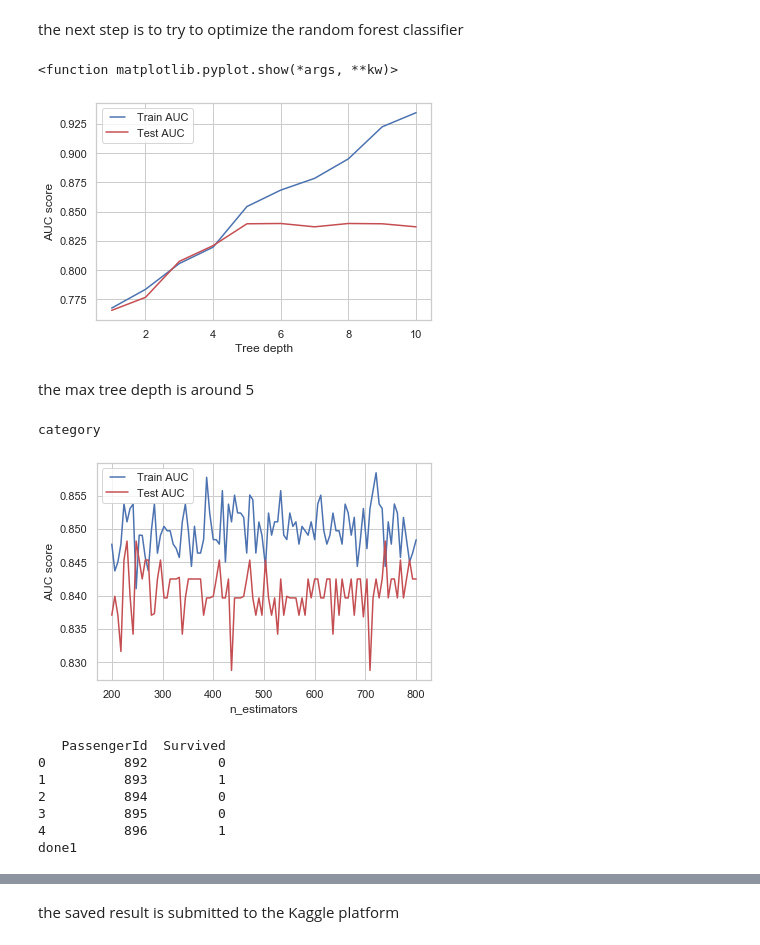
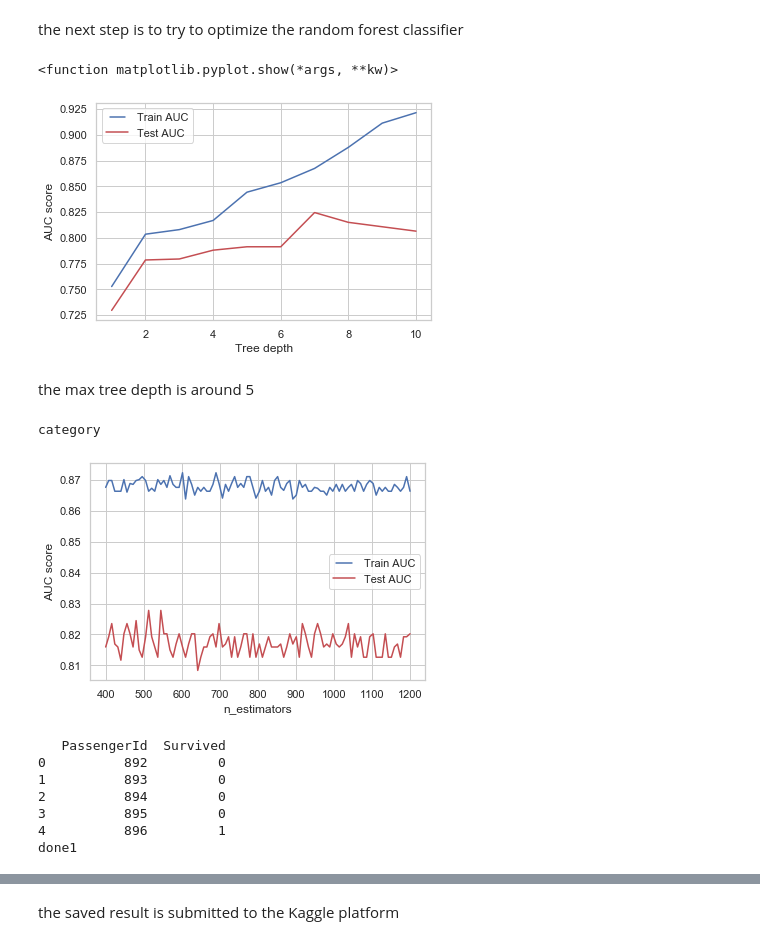
Before and after one commit to JeanMILPIED/Titanic, a Jupyter notebook: titanic.ipynb, the cells around one changed output, grey strips where cells are left out. Drawn from its saved outputs; the diff is of its cells as text; code cells hidden in the pictures.

```diff
--- a/titanic.ipynb
+++ b/titanic.ipynb
@@ -545,7 +545,7 @@ X_scale=standard_scaler.fit_transform(X)
 print(X.shape)
 Y=train_good['Survived']
 print(Y.shape)
-X_train,X_test,y_train,y_test=train_test_split(X,Y,test_size=0.3,random_state=2019, stratify=Y)
+X_train,X_test,y_train,y_test=train_test_split(X_scale,Y,test_size=0.3,random_state=2019, stratify=X.Embarked_counts)
 print(X_train.shape, X_test.shape,y_train.shape,y_test.shape)
 # %% [output]
 (891, 44)
@@ -562,7 +562,7 @@ from sklearn.metrics import roc_curve
 from sklearn.metrics import auc
 
 gb = GradientBoostingClassifier(n_estimators=2500, random_state=2018)
-rf = RandomForestClassifier(n_estimators=500, max_depth=5,min_samples_split=2,random_state=2)
+rf = RandomForestClassifier(n_estimators=500, max_depth=7,min_samples_split=2,random_state=2)
 knn = KNeighborsClassifier(n_neighbors=5)
 nn = MLPClassifier((100,100, 60), early_stopping=False, max_iter=2000, random_state=2)
 
@@ -679,38 +679,38 @@ plt.xlabel('Tree depth')
 plt.show
 # %% [output]
 <function matplotlib.pyplot.show(*args, **kw)>
-[figure, old version]
+[figure, new version]
 # %% [markdown]
 the max tree depth is around 5
 # %%
 #n_estimators exploration
-n_est = np.linspace(200, 800, 100, endpoint=True,dtype='int')
+n_est = np.linspace(400, 1200, 100, endpoint=True,dtype='int')
 train_results = []
 test_results = []
 for n_ests in n_est:
-   rf_opt = RandomForestClassifier(n_estimators=n_ests,max_depth=5, n_jobs=-1)
+   rf_opt = RandomForestClassifier(n_estimators=n_ests,max_depth=7, n_jobs=-1)
    rf_opt.fit(X_train, y_train)
    train_pred = rf_opt.predict(X_train)
    false_positive_rate, true_positive_rate, thresholds = roc_curve(y_train, train_pred)
    roc_auc = auc(false_positive_rate, true_positive_rate)
    train_results.append(roc_auc)
    y_pred = rf_opt.predict(X_test)
    false_positive_rate, true_positive_rate, thresholds = roc_curve(y_test, y_pred)
    roc_auc = auc(false_positive_rate, true_positive_rate)
    test_results.append(roc_auc)
 from matplotlib.legend_handler import HandlerLine2D
 line1, = plt.plot(n_est, train_results, 'b', label="Train AUC")
 line2, = plt.plot(n_est, test_results, 'r', label="Test AUC")
 plt.legend(handler_map={line1: HandlerLine2D(numpoints=2)})
 plt.ylabel('AUC score')
 plt.xlabel('n_estimators')
 plt.show
 print(y_train.dtype)
 # %% [output]
 category
-[figure, old version]
+[figure, new version]
 # %%
-rf_opt = RandomForestClassifier(n_estimators=500, max_depth=5,min_samples_split=2,random_state=2018)
+rf_opt = RandomForestClassifier(n_estimators=510, max_depth=7,min_samples_split=2,random_state=2018)
 rf_opt.fit(X_train, y_train)
 result=pd.DataFrame(np.zeros((test.shape[0],2)),columns=['PassengerId','Survived'])
 result['Survived']=rf_opt.predict(test_good).astype(int)
@@ -721,7 +721,7 @@ print("done1")
 # %% [output]
    PassengerId  Survived
 0          892         0
-1          893         1
+1          893         0
 2          894         0
 3          895         0
 4          896         1
```
Also changed, not shown: parts of 10 cells of this notebook.
